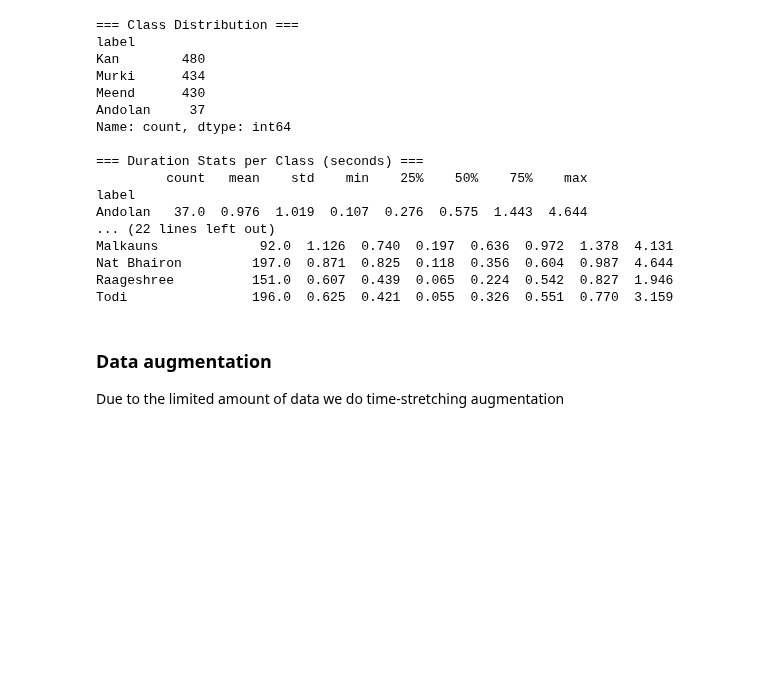
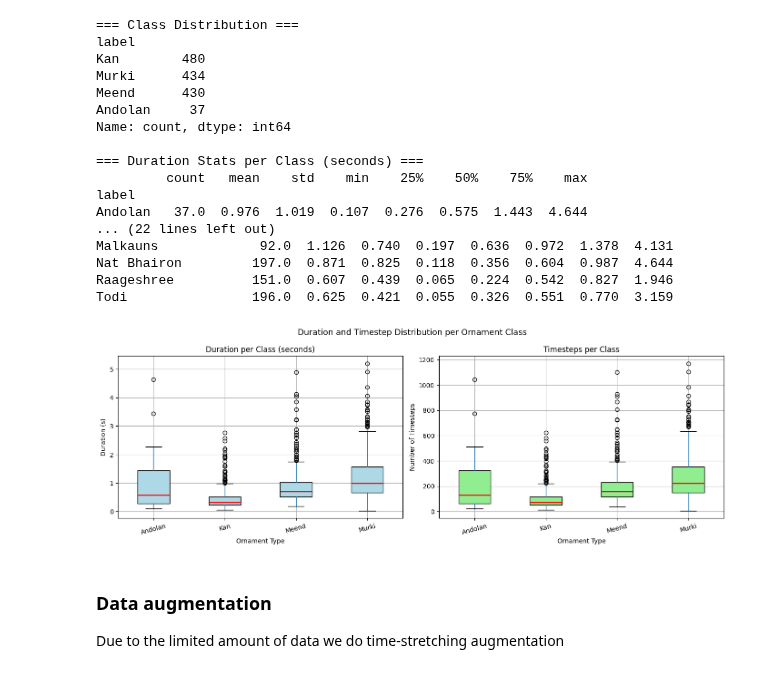
Before and after one commit to Sangarshanan/hindustani-ornamentation-classification, a Jupyter notebook: notebooks/TCN_Final.ipynb, the cells around one changed output. Saved outputs shown, nothing was run; the diff lists cells and outputs as text; code cells hidden in the pictures; blank space fills up the shorter version.

Commit message:
Update error plots

```diff
--- a/notebooks/TCN_Final.ipynb
+++ b/notebooks/TCN_Final.ipynb
@@ -224,6 +224,41 @@ Malkauns             92.0  1.126  0.740  0.197  0.636  0.972  1.378  4.131
 Nat Bhairon         197.0  0.871  0.825  0.118  0.356  0.604  0.987  4.644
 Raageshree          151.0  0.607  0.439  0.065  0.224  0.542  0.827  1.946
 Todi                196.0  0.625  0.421  0.055  0.326  0.551  0.770  3.159
+# %%
+# Build dataframe from segments
+df_segments = pd.DataFrame([{k: v for k, v in s.items() if k != "pitch_curve"} for s in segments])
+df_segments['num_timesteps'] = [len(s['pitch_curve']) for s in segments]
+
+fig, axes = plt.subplots(1, 2, figsize=(14, 5))
+
+# Duration boxplot
+df_segments.boxplot(column='duration', by='label', ax=axes[0],
+                    patch_artist=True,
+                    boxprops=dict(facecolor='lightblue'),
+                    medianprops=dict(color='red', linewidth=2))
+axes[0].set_title("Duration per Class (seconds)")
+axes[0].set_xlabel("Ornament Type")
+axes[0].set_ylabel("Duration (s)")
+plt.sca(axes[0])
+plt.xticks(rotation=15)
+
+# Timesteps boxplot
+df_segments.boxplot(column='num_timesteps', by='label', ax=axes[1],
+                    patch_artist=True,
+                    boxprops=dict(facecolor='lightgreen'),
+                    medianprops=dict(color='red', linewidth=2))
+axes[1].set_title("Timesteps per Class")
+axes[1].set_xlabel("Ornament Type")
+axes[1].set_ylabel("Number of Timesteps")
+plt.sca(axes[1])
+plt.xticks(rotation=15)
+
+plt.suptitle("")  # remove auto title from boxplot
+fig.suptitle("Duration and Timestep Distribution per Ornament Class", fontsize=13)
+plt.tight_layout()
+plt.show()
+# %% [output]
+[figure, added]
 # %% [markdown]
 ### Data augmentation
 Due to the limited amount of data we do time-stretching augmentation
```
Also changed, not shown: parts of 18 cells of this notebook.
